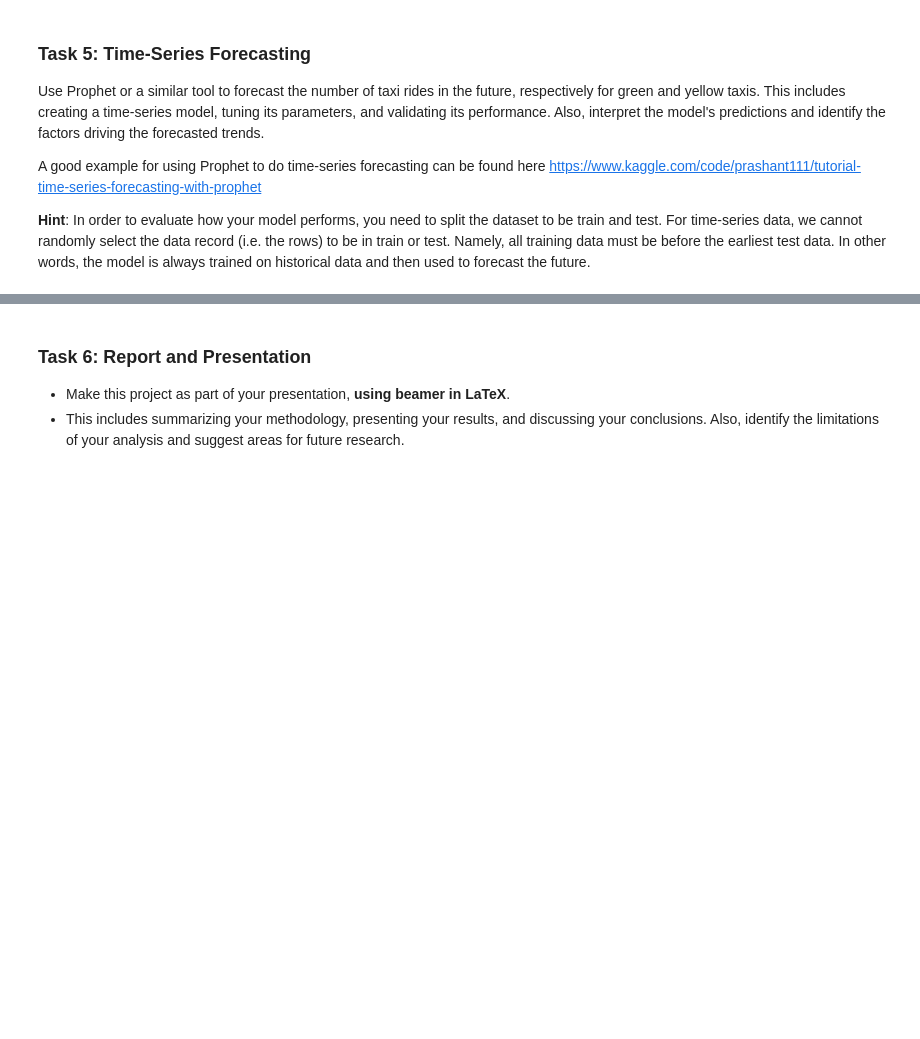
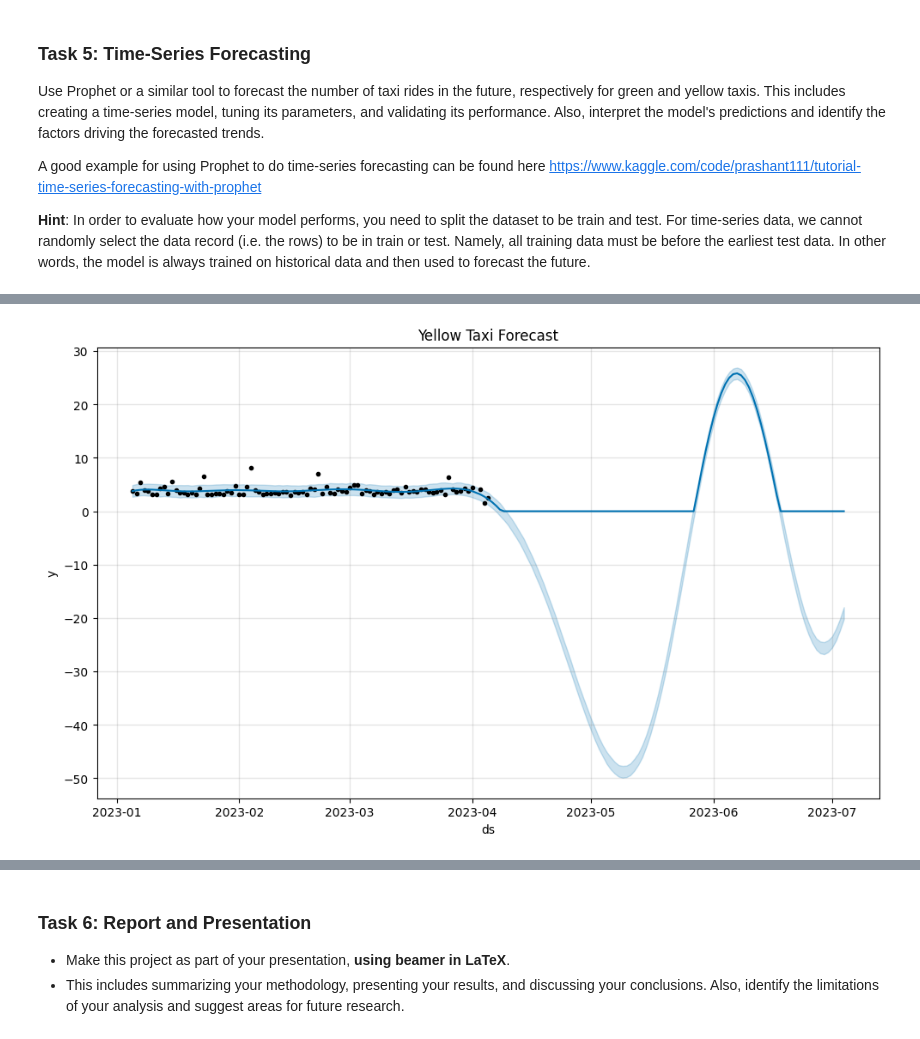
Before and after one commit to DenizIsikli/62444-DataVisualization-Analysis, a Jupyter notebook: 4_temporal_spatial_data_analysis.ipynb, the cells around one changed output, grey strips where cells are left out. Cells and saved outputs as stored; diff of their text form; code cells hidden in the pictures; blank space fills up the shorter version.

```diff
--- a/4_temporal_spatial_data_analysis.ipynb
+++ b/4_temporal_spatial_data_analysis.ipynb
@@ -252,0 +193,82 @@ plot_cross_validation_metric(df_cv_green, metric='mape')
+# %%
+import pandas as pd
+from prophet import Prophet
+from prophet.diagnostics import cross_validation, performance_metrics
+from prophet.plot import plot_cross_validation_metric
+import numpy as np
+import matplotlib.pyplot as plt
+
+# Convert to datetime and sort the dataframes
+df_yellow['tpep_pickup_datetime'] = pd.to_datetime(df_yellow['tpep_pickup_datetime'])
+df_green['lpep_pickup_datetime'] = pd.to_datetime(df_green['lpep_pickup_datetime'])
+df_yellow = df_yellow.set_index('tpep_pickup_datetime')
+df_green = df_green.set_index('lpep_pickup_datetime')
+
+# Slice the dataset to the most recent month of data
+most_recent_date = max(df_yellow.index.max(), df_green.index.max())
+three_months_ago = most_recent_date - pd.Timedelta(days=90)
+
+df_yellow = df_yellow[df_yellow.index > three_months_ago]
+df_green = df_green[df_green.index > three_months_ago]
+
+# Aggregate data by day
+df_yellow_daily = df_yellow['trip_distance'].resample('D').mean().reset_index()
+df_green_daily = df_green['trip_distance'].resample('D').mean().reset_index()
+
+# Rename columns to fit Prophet requirements
+df_yellow_daily.columns = ['ds', 'y']
+df_green_daily.columns = ['ds', 'y']
+
+# Initialize Prophet models
+model_yellow = Prophet(yearly_seasonality=True, weekly_seasonality=False, daily_seasonality=False)
+model_green = Prophet(yearly_seasonality=True, weekly_seasonality=False, daily_seasonality=False)
+
+# Fit the models on the training data
+model_yellow.fit(df_yellow_daily)
+model_green.fit(df_green_daily)
+
+# Create future dataframes for predictions
+future_yellow = model_yellow.make_future_dataframe(periods=90)
+future_green = model_green.make_future_dataframe(periods=90)
+
+# Make predictions
+forecast_yellow = model_yellow.predict(future_yellow)
+forecast_green = model_green.predict(future_green)
+
+# Set any negative predictions to zero
+forecast_yellow['yhat'] = forecast_yellow['yhat'].clip(lower=0)
+forecast_green['yhat'] = forecast_green['yhat'].clip(lower=0)
+
+# Plot the forecasts
+plt.figure()
+model_yellow.plot(forecast_yellow, uncertainty=True)
+plt.title('Yellow Taxi Forecast')
+plt.show()
+
+plt.figure()
+model_green.plot(forecast_green, uncertainty=True)
+plt.title('Green Taxi Forecast')
+plt.show()
+
+# Plot the forecast components
+plt.figure()
+model_yellow.plot_components(forecast_yellow)
+plt.show()
+
+plt.figure()
+model_green.plot_components(forecast_green)
+plt.show()
+
+# Perform and plot cross-validation
+df_cv_yellow = cross_validation(model_yellow, initial='60 days', period='10 days', horizon='7 days')
+df_p_yellow = performance_metrics(df_cv_yellow)
+fig = plot_cross_validation_metric(df_cv_yellow, metric='mape')
+plt.title("Yellow Taxi Cross-Validation")
+plt.show()
+
+df_cv_green = cross_validation(model_green, initial='60 days', period='10 days', horizon='7 days')
+df_p_green = performance_metrics(df_cv_green)
+fig2 = plot_cross_validation_metric(df_cv_green, metric='mape')
+plt.title("Green Taxi Cross-Validation")
+plt.show()
+# %% [output]
@@ -252,0 +280 @@ plot_cross_validation_metric(df_cv_green, metric='mape')
+[figure, added]
```
Also changed, not shown: parts of 4 cells of this notebook.
